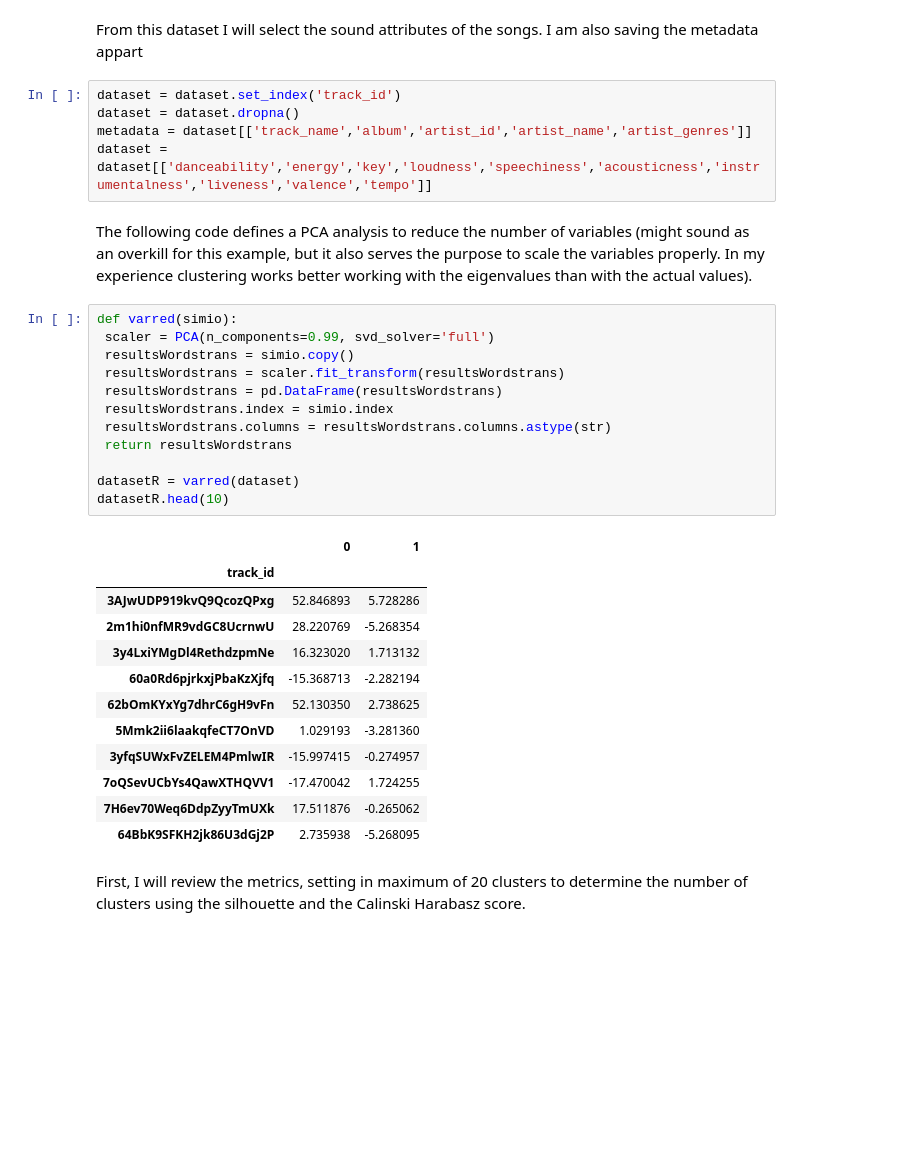
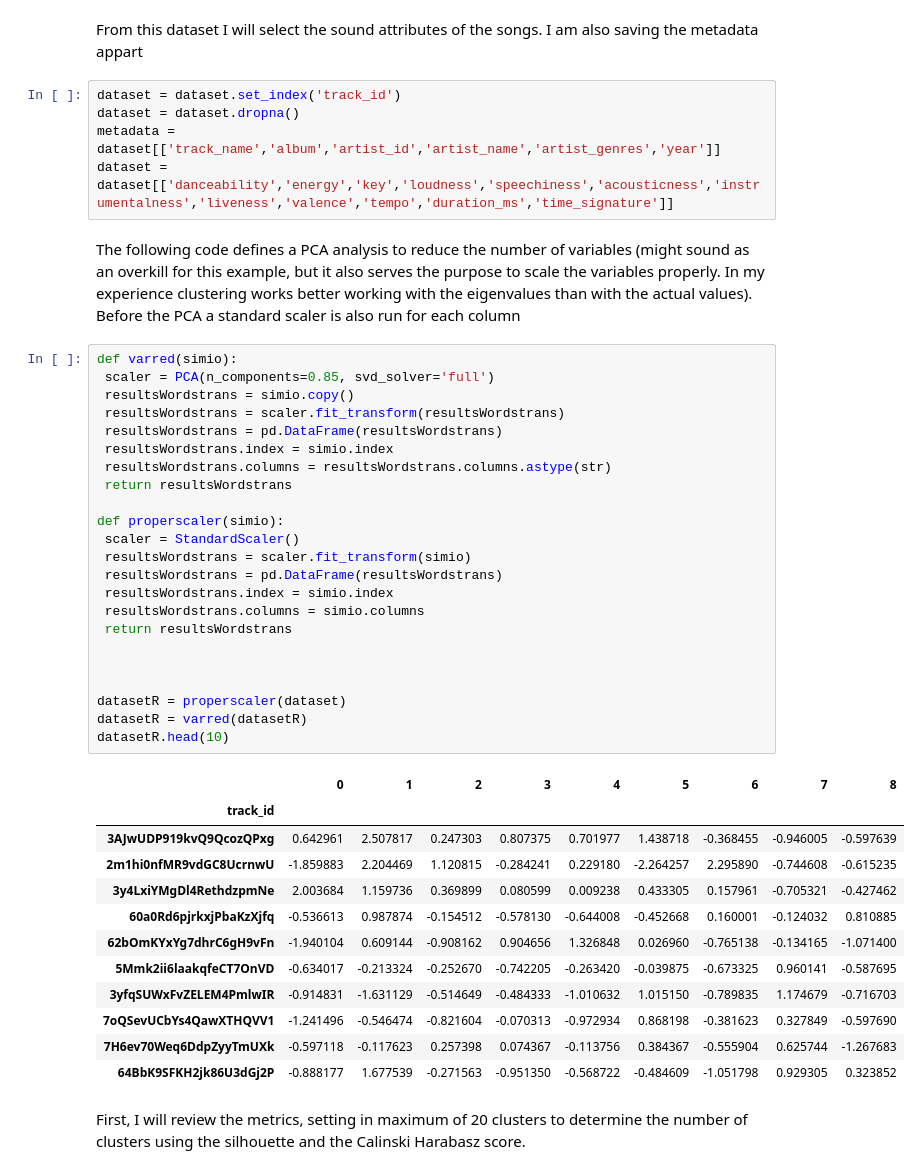
Before and after one commit to krikorantranik/Work, a Jupyter notebook: QuickUnsClustering.ipynb, the cells around one changed output. Saved outputs shown, nothing was run; the diff lists cells and outputs as text; blank space fills up the shorter version.

```diff
--- a/QuickUnsClustering.ipynb
+++ b/QuickUnsClustering.ipynb
@@ -60,35 +61,46 @@ From this dataset I will select the sound attributes of the songs. I am also sav
 # %%
 dataset = dataset.set_index('track_id')
 dataset = dataset.dropna()
-metadata = dataset[['track_name','album','artist_id','artist_name','artist_genres']]
-dataset = dataset[['danceability','energy','key','loudness','speechiness','acousticness','instrumentalness','liveness','valence','tempo']]
+metadata = dataset[['track_name','album','artist_id','artist_name','artist_genres','year']]
+dataset = dataset[['danceability','energy','key','loudness','speechiness','acousticness','instrumentalness','liveness','valence','tempo','duration_ms','time_signature']]
 # %% [markdown]
-The following code defines a PCA analysis to reduce the number of variables (might sound as an overkill for this example, but it also serves the purpose to scale the variables properly. In my experience clustering works better working with the eigenvalues than with the actual values).
+The following code defines a PCA analysis to reduce the number of variables (might sound as an overkill for this example, but it also serves the purpose to scale the variables properly. In my experience clustering works better working with the eigenvalues than with the actual values). Before the PCA a standard scaler is also run for each column
 # %%
 def varred(simio):
- scaler = PCA(n_components=0.99, svd_solver='full')
+ scaler = PCA(n_components=0.85, svd_solver='full')
  resultsWordstrans = simio.copy()
  resultsWordstrans = scaler.fit_transform(resultsWordstrans)
  resultsWordstrans = pd.DataFrame(resultsWordstrans)
  resultsWordstrans.index = simio.index
  resultsWordstrans.columns = resultsWordstrans.columns.astype(str)
  return resultsWordstrans
 
-datasetR = varred(dataset)
+def properscaler(simio):
+ scaler = StandardScaler()
+ resultsWordstrans = scaler.fit_transform(simio)
+ resultsWordstrans = pd.DataFrame(resultsWordstrans)
+ resultsWordstrans.index = simio.index
+ resultsWordstrans.columns = simio.columns
+ return resultsWordstrans
+
+
+
+datasetR = properscaler(dataset)
+datasetR = varred(datasetR)
 datasetR.head(10)
 # %% [output]
-|  | 0 | 1 |
-| track_id |  |  |
-| 3AJwUDP919kvQ9QcozQPxg | 52.846893 | 5.728286 |
-| 2m1hi0nfMR9vdGC8UcrnwU | 28.220769 | -5.268354 |
-| 3y4LxiYMgDl4RethdzpmNe | 16.323020 | 1.713132 |
-| 60a0Rd6pjrkxjPbaKzXjfq | -15.368713 | -2.282194 |
-| 62bOmKYxYg7dhrC6gH9vFn | 52.130350 | 2.738625 |
-| 5Mmk2ii6laakqfeCT7OnVD | 1.029193 | -3.281360 |
-| 3yfqSUWxFvZELEM4PmlwIR | -15.997415 | -0.274957 |
-| 7oQSevUCbYs4QawXTHQVV1 | -17.470042 | 1.724255 |
-| 7H6ev70Weq6DdpZyyTmUXk | 17.511876 | -0.265062 |
-| 64BbK9SFKH2jk86U3dGj2P | 2.735938 | -5.268095 |
+|  | 0 | 1 | 2 | 3 | 4 | 5 | 6 | 7 | 8 |
+| track_id |  |  |  |  |  |  |  |  |  |
+| 3AJwUDP919kvQ9QcozQPxg | 0.642961 | 2.507817 | 0.247303 | 0.807375 | 0.701977 | 1.438718 | -0.368455 | -0.946005 | -0.597639 |
+| 2m1hi0nfMR9vdGC8UcrnwU | -1.859883 | 2.204469 | 1.120815 | -0.284241 | 0.229180 | -2.264257 | 2.295890 | -0.744608 | -0.615235 |
+| 3y4LxiYMgDl4RethdzpmNe | 2.003684 | 1.159736 | 0.369899 | 0.080599 | 0.009238 | 0.433305 | 0.157961 | -0.705321 | -0.427462 |
+| 60a0Rd6pjrkxjPbaKzXjfq | -0.536613 | 0.987874 | -0.154512 | -0.578130 | -0.644008 | -0.452668 | 0.160001 | -0.124032 | 0.810885 |
+| 62bOmKYxYg7dhrC6gH9vFn | -1.940104 | 0.609144 | -0.908162 | 0.904656 | 1.326848 | 0.026960 | -0.765138 | -0.134165 | -1.071400 |
+| 5Mmk2ii6laakqfeCT7OnVD | -0.634017 | -0.213324 | -0.252670 | -0.742205 | -0.263420 | -0.039875 | -0.673325 | 0.960141 | -0.587695 |
+| 3yfqSUWxFvZELEM4PmlwIR | -0.914831 | -1.631129 | -0.514649 | -0.484333 | -1.010632 | 1.015150 | -0.789835 | 1.174679 | -0.716703 |
+| 7oQSevUCbYs4QawXTHQVV1 | -1.241496 | -0.546474 | -0.821604 | -0.070313 | -0.972934 | 0.868198 | -0.381623 | 0.327849 | -0.597690 |
+| 7H6ev70Weq6DdpZyyTmUXk | -0.597118 | -0.117623 | 0.257398 | 0.074367 | -0.113756 | 0.384367 | -0.555904 | 0.625744 | -1.267683 |
+| 64BbK9SFKH2jk86U3dGj2P | -0.888177 | 1.677539 | -0.271563 | -0.951350 | -0.568722 | -0.484609 | -1.051798 | 0.929305 | 0.323852 |
 # %% [markdown]
 First, I will review the metrics, setting in maximum of 20 clusters to determine the number of clusters using the silhouette and the Calinski Harabasz score.
 # %%
```
Also changed, not shown: parts of 12 cells of this notebook.
